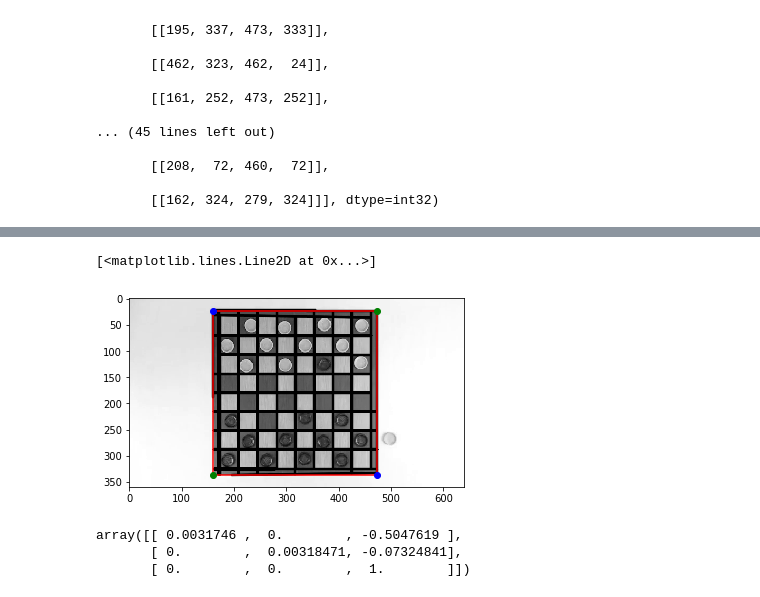
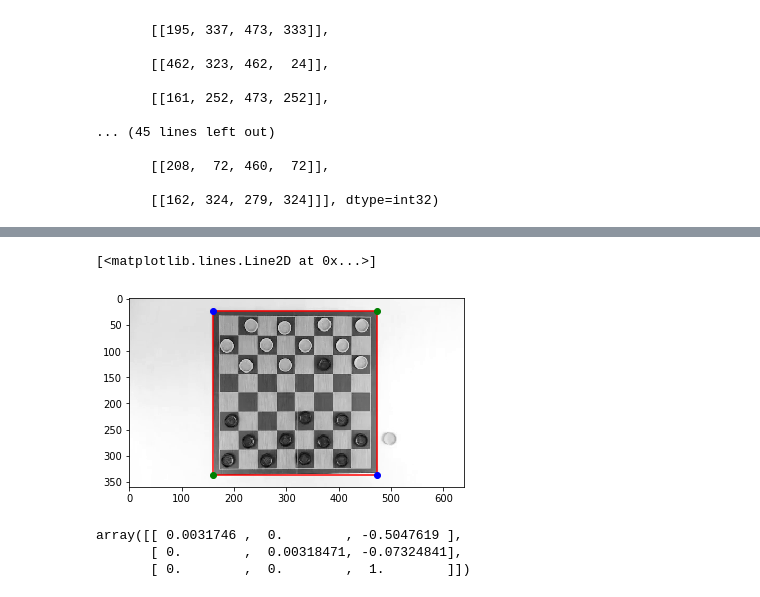
Before and after one commit to alexkassil/playing-the-computer, a Jupyter notebook: Checkers.ipynb, the cells around one changed output, grey strips where cells are left out. Saved outputs shown, nothing was run; the diff lists cells and outputs as text; code cells hidden in the pictures.

Commit message:
Images

```diff
--- a/Checkers.ipynb
+++ b/Checkers.ipynb
@@ -19,8 +19,11 @@ plt.show()
 [figure]
 [figure]
 # %%
-img = vid.get_data(positions[3])
+num = 3
+img = vid.get_data(positions[num])
 gray = cv2.cvtColor(img, cv2.COLOR_BGR2GRAY)
 found, corners = cv2.findChessboardCorners(img, (7, 7), None)
 found, corners
+plt.imshow(img)
+plt.imsave(str(num)+"img.png",img)
 # %% [output]
@@ -103,22 +95,22 @@ maxy = max(map(lambda x: max(x[0][1],x[0][3]), lines))
 miny = min(map(lambda x: min(x[0][1],x[0][3]), lines))
 # %%
 fig, ax = plt.subplots()
-ax.imshow(gray_lines, cmap="gray")
+ax.imshow(gray, cmap="gray")
 ax.plot([minx, minx],[miny, maxy] , c="r")
 ax.plot([minx, maxx],[maxy, maxy] , c="r")
 ax.plot([minx, maxx],[miny, miny] , c="r")
 ax.plot([maxx, maxx],[miny, maxy] , c="r")
 bottom_left = [minx, maxy]
 top_left = [minx, miny]
 bottom_right = [maxx, maxy]
 top_right = [maxx, miny]
 ax.plot(*bottom_left, "go")
 ax.plot(*top_left, "bo")
 ax.plot(*top_right, "go")
 ax.plot(*bottom_right, "bo")
 # %% [output]
 [<matplotlib.lines.Line2D at 0x...>]
-[figure, old version]
+[figure, new version]
 # %%
 # Homography to get this square
 pts_src = np.array([top_left, bottom_left, bottom_right, top_right])
```
Also changed, not shown: parts of 11 cells of this notebook, 24 other files.
